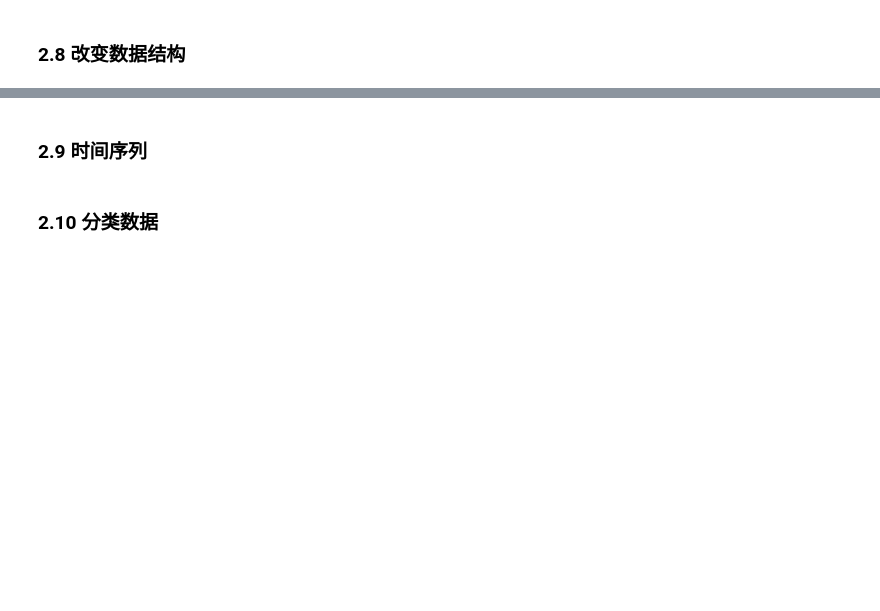
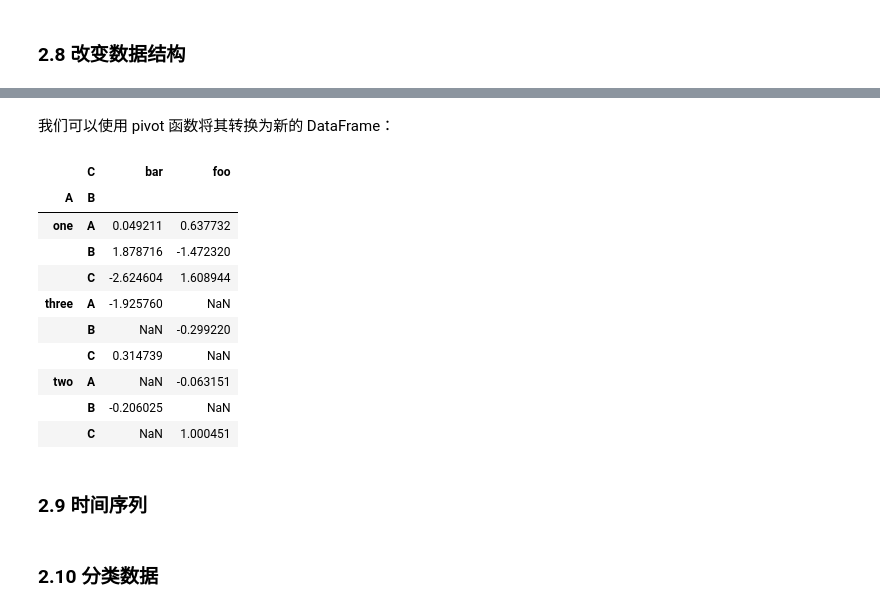
Before and after one commit to dptech-corp/bohrium-notebook, a Jupyter notebook: Proem/Pandas_Quick_Start_Tutorial.ipynb, the cells around one changed output, grey strips where cells are left out. Drawn from its saved outputs; the diff is of its cells as text; code cells hidden in the pictures; blank space fills up the shorter version.

```diff
--- a/Proem/Pandas_Quick_Start_Tutorial.ipynb
+++ b/Proem/Pandas_Quick_Start_Tutorial.ipynb
@@ -316,3 +789,19 @@ print(f'所用时间是上一步的 {np.divide(time2, time1):.3f} 倍')
+# %% [markdown]
+我们可以使用 pivot 函数将其转换为新的 DataFrame：
+# %%
+pd.pivot_table(df, values="D", index=["A", "B"], columns=["C"])
+# %% [output]
+|  | C | bar | foo |
+| A | B |  |  |
+| one | A | 0.049211 | 0.637732 |
+|  | B | 1.878716 | -1.472320 |
+|  | C | -2.624604 | 1.608944 |
+| three | A | -1.925760 | NaN |
+|  | B | NaN | -0.299220 |
+|  | C | 0.314739 | NaN |
+| two | A | NaN | -0.063151 |
+|  | B | -0.206025 | NaN |
+|  | C | NaN | 1.000451 |
 # %% [markdown]
 ### 2.9 时间序列 <a id='2-9'></a>
 # %% [markdown]
```
Also changed, not shown: parts of 61 cells of this notebook.
